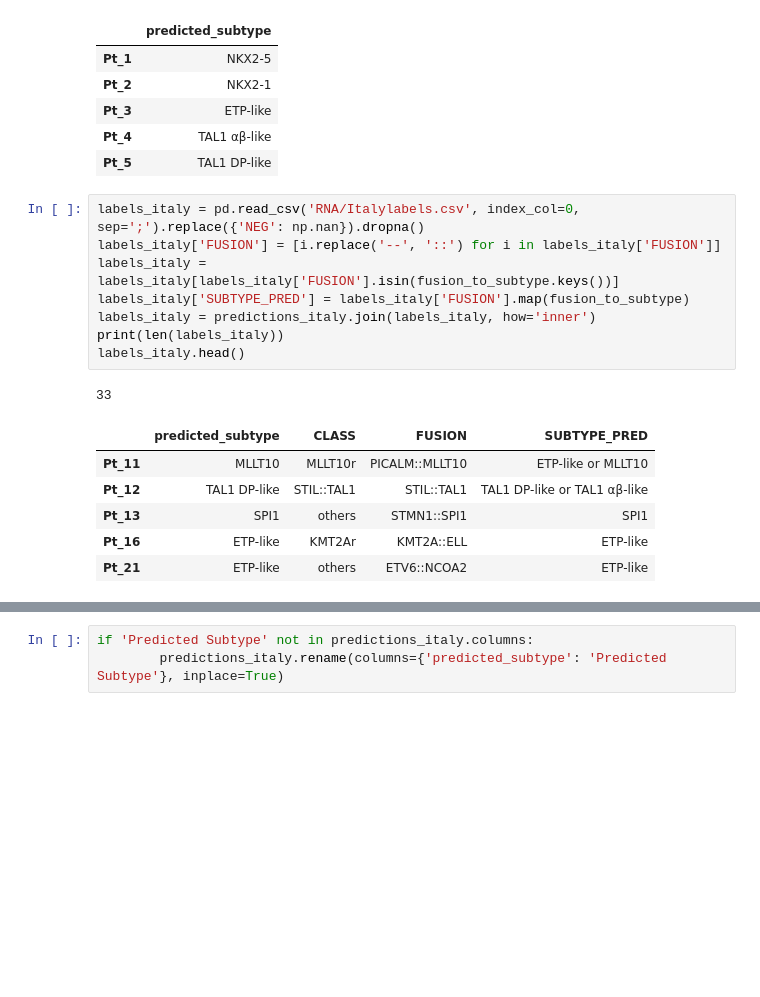
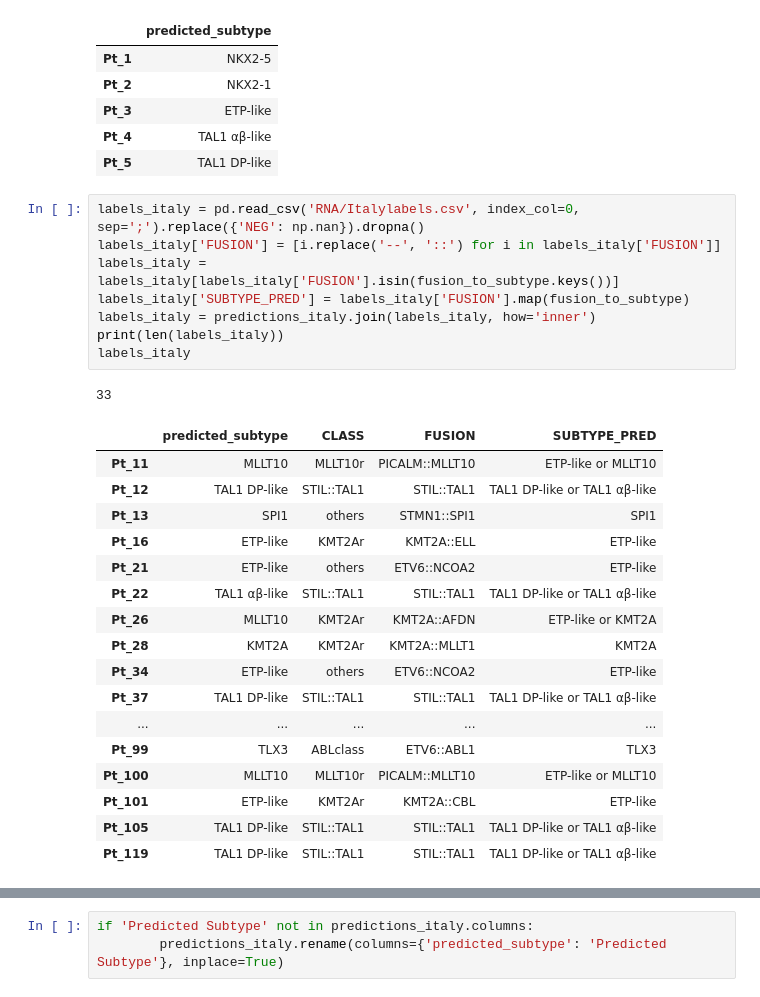
Before and after one commit to UKWgenommedizin/clinTALL, a Jupyter notebook: figures/figures/fig4.ipynb, the cells around one changed output, grey strips where cells are left out. Cells and saved outputs as stored; diff of their text form; blank space fills up the shorter version.

```diff
--- a/figures/figures/fig4.ipynb
+++ b/figures/figures/fig4.ipynb
@@ -141,19 +138,30 @@ predictions_italy.head()
 # %%
 labels_italy = pd.read_csv('RNA/Italylabels.csv', index_col=0, sep=';').replace({'NEG': np.nan}).dropna()
 labels_italy['FUSION'] = [i.replace('--', '::') for i in labels_italy['FUSION']]
 labels_italy = labels_italy[labels_italy['FUSION'].isin(fusion_to_subtype.keys())]
 labels_italy['SUBTYPE_PRED'] = labels_italy['FUSION'].map(fusion_to_subtype)
 labels_italy = predictions_italy.join(labels_italy, how='inner')
 print(len(labels_italy))
-labels_italy.head()
+labels_italy
 # %% [output]
 33
 |  | predicted_subtype | CLASS | FUSION | SUBTYPE_PRED |
 | Pt_11 | MLLT10 | MLLT10r | PICALM::MLLT10 | ETP-like or MLLT10 |
 | Pt_12 | TAL1 DP-like | STIL::TAL1 | STIL::TAL1 | TAL1 DP-like or TAL1 αβ-like |
 | Pt_13 | SPI1 | others | STMN1::SPI1 | SPI1 |
 | Pt_16 | ETP-like | KMT2Ar | KMT2A::ELL | ETP-like |
 | Pt_21 | ETP-like | others | ETV6::NCOA2 | ETP-like |
+| Pt_22 | TAL1 αβ-like | STIL::TAL1 | STIL::TAL1 | TAL1 DP-like or TAL1 αβ-like |
+| Pt_26 | MLLT10 | KMT2Ar | KMT2A::AFDN | ETP-like or KMT2A |
+| Pt_28 | KMT2A | KMT2Ar | KMT2A::MLLT1 | KMT2A |
+| Pt_34 | ETP-like | others | ETV6::NCOA2 | ETP-like |
+| Pt_37 | TAL1 DP-like | STIL::TAL1 | STIL::TAL1 | TAL1 DP-like or TAL1 αβ-like |
+| ... | ... | ... | ... | ... |
+| Pt_99 | TLX3 | ABLclass | ETV6::ABL1 | TLX3 |
+| Pt_100 | MLLT10 | MLLT10r | PICALM::MLLT10 | ETP-like or MLLT10 |
+| Pt_101 | ETP-like | KMT2Ar | KMT2A::CBL | ETP-like |
+| Pt_105 | TAL1 DP-like | STIL::TAL1 | STIL::TAL1 | TAL1 DP-like or TAL1 αβ-like |
+| Pt_119 | TAL1 DP-like | STIL::TAL1 | STIL::TAL1 | TAL1 DP-like or TAL1 αβ-like |
 # %%
 # Create the row labels by combining FUSION and SUBTYPE_PRED
 labels_italy['Fusion --> Subtype'] = labels_italy['FUSION'] + '-->' + labels_italy['SUBTYPE_PRED']
```
Also changed, not shown: parts of 8 cells of this notebook, 11 other files.
